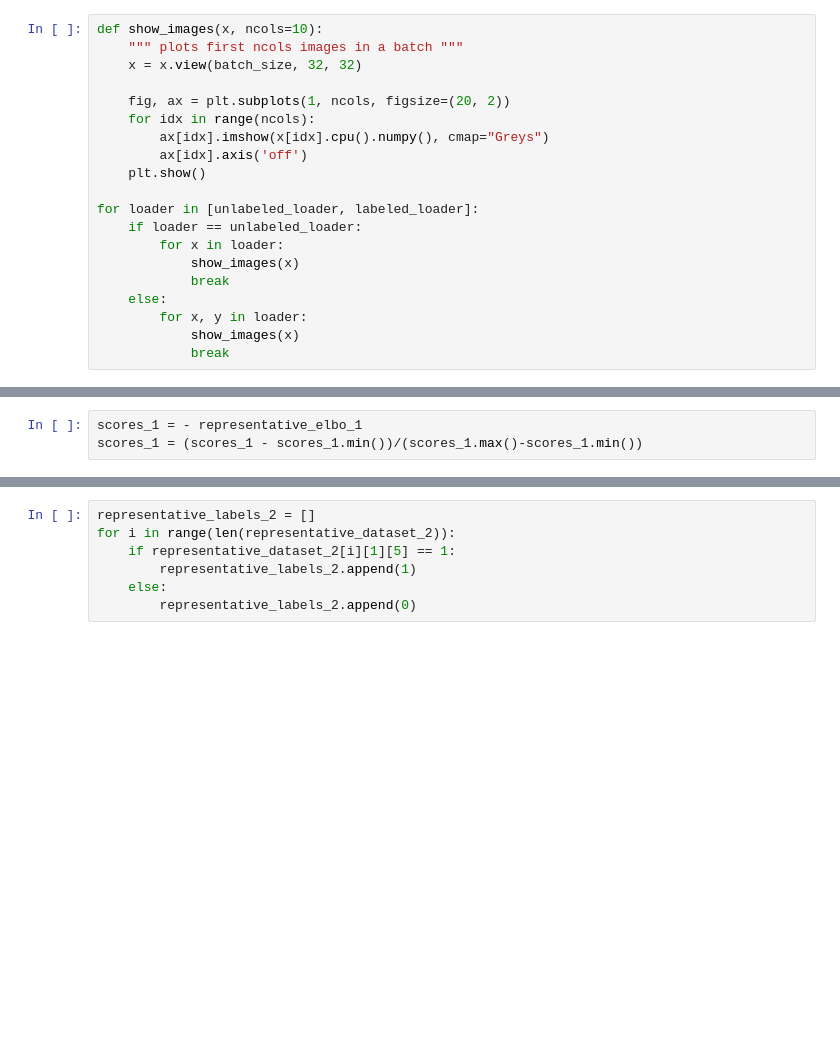
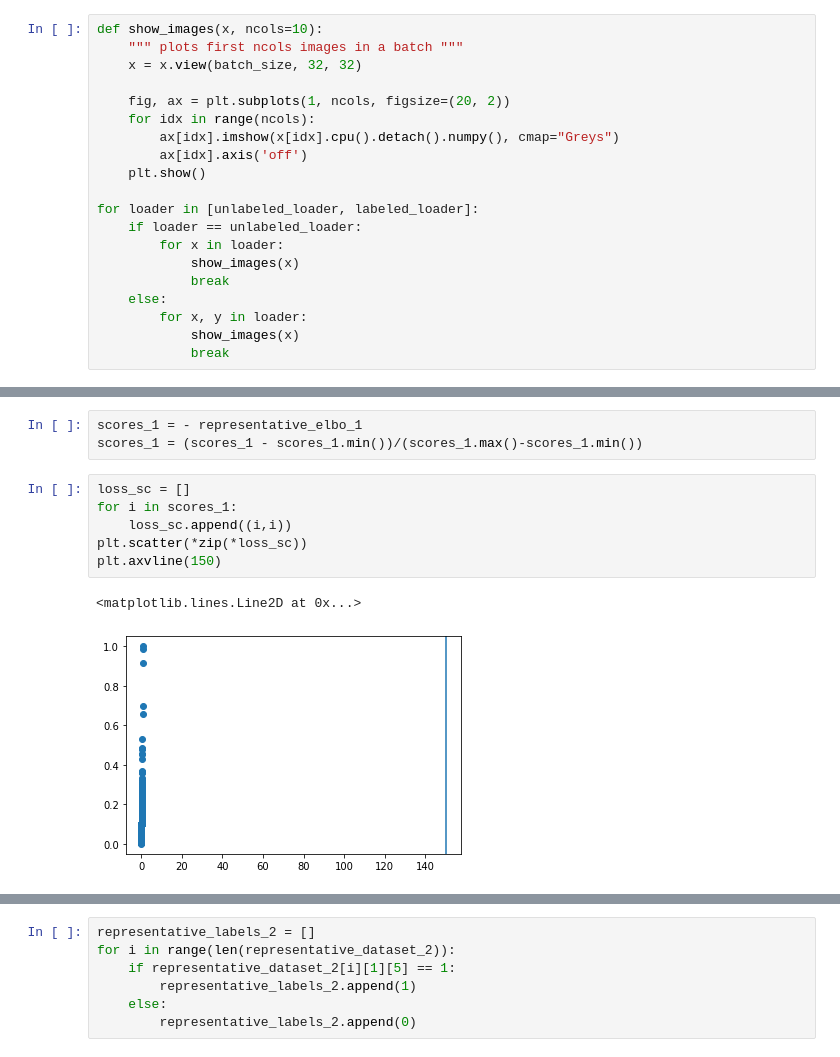
Before and after one commit to nikhil-96/2AMM10-deeplearning, a Jupyter notebook: Assignment_4/VAE_a4.ipynb, the cells around one changed output, grey strips where cells are left out. Cells and saved outputs as stored; diff of their text form; blank space fills up the shorter version.

```diff
--- a/Assignment_4/VAE_a4.ipynb
+++ b/Assignment_4/VAE_a4.ipynb
@@ -141,7 +144,7 @@ def show_images(x, ncols=10):
 
     fig, ax = plt.subplots(1, ncols, figsize=(20, 2))
     for idx in range(ncols):
-        ax[idx].imshow(x[idx].cpu().numpy(), cmap="Greys")
+        ax[idx].imshow(x[idx].cpu().detach().numpy(), cmap="Greys")
         ax[idx].axis('off')
     plt.show()
 
@@ -388,3 +512,12 @@ for i in range(len(representative_dataset_1)):
 # %%
 scores_1 = - representative_elbo_1
 scores_1 = (scores_1 - scores_1.min())/(scores_1.max()-scores_1.min())
+# %%
+loss_sc = []
+for i in scores_1:
+    loss_sc.append((i,i))
+plt.scatter(*zip(*loss_sc))
+plt.axvline(150)
+# %% [output]
+<matplotlib.lines.Line2D at 0x...>
+[figure, added]
```
Also changed, not shown: parts of 34 cells of this notebook.
